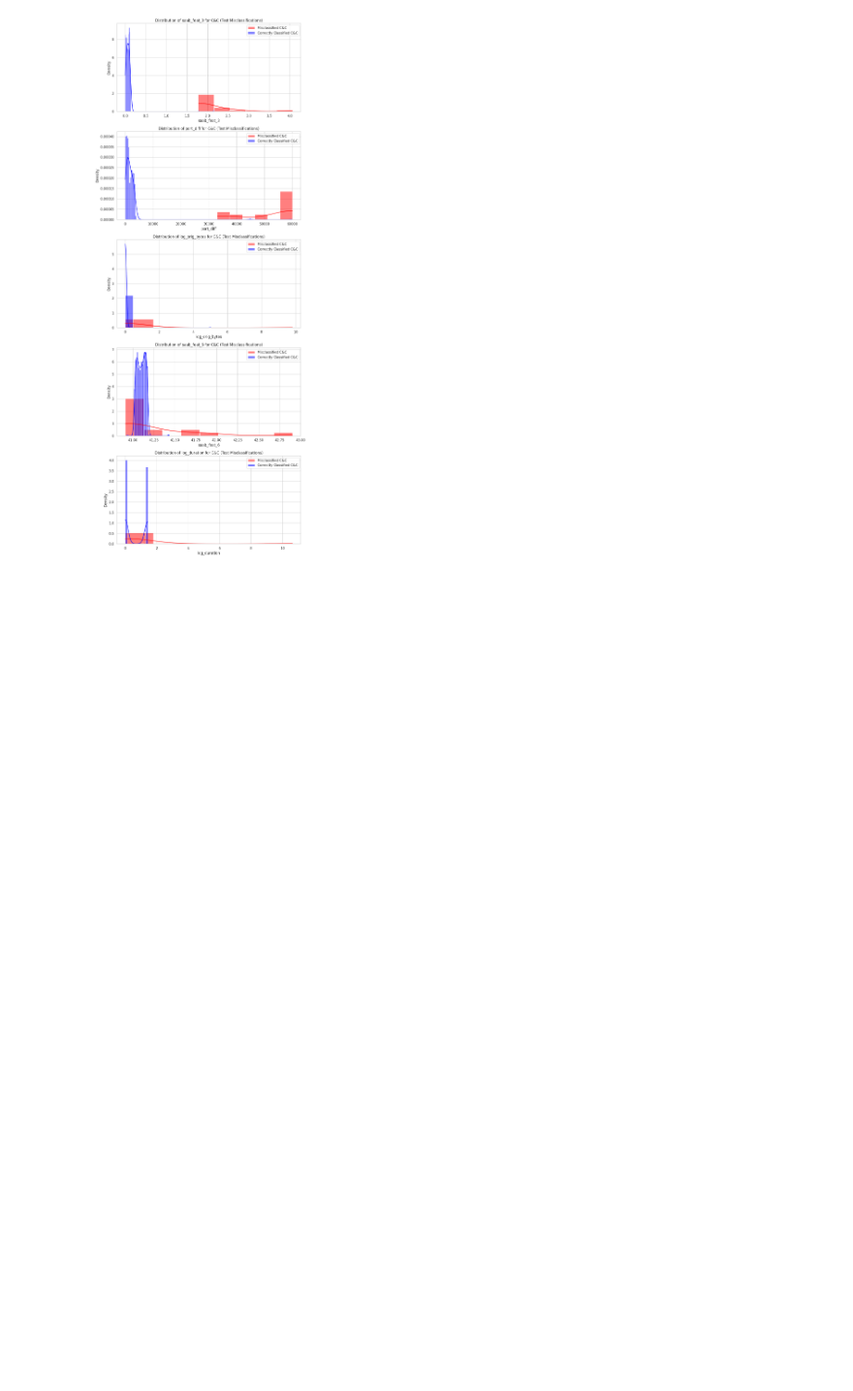
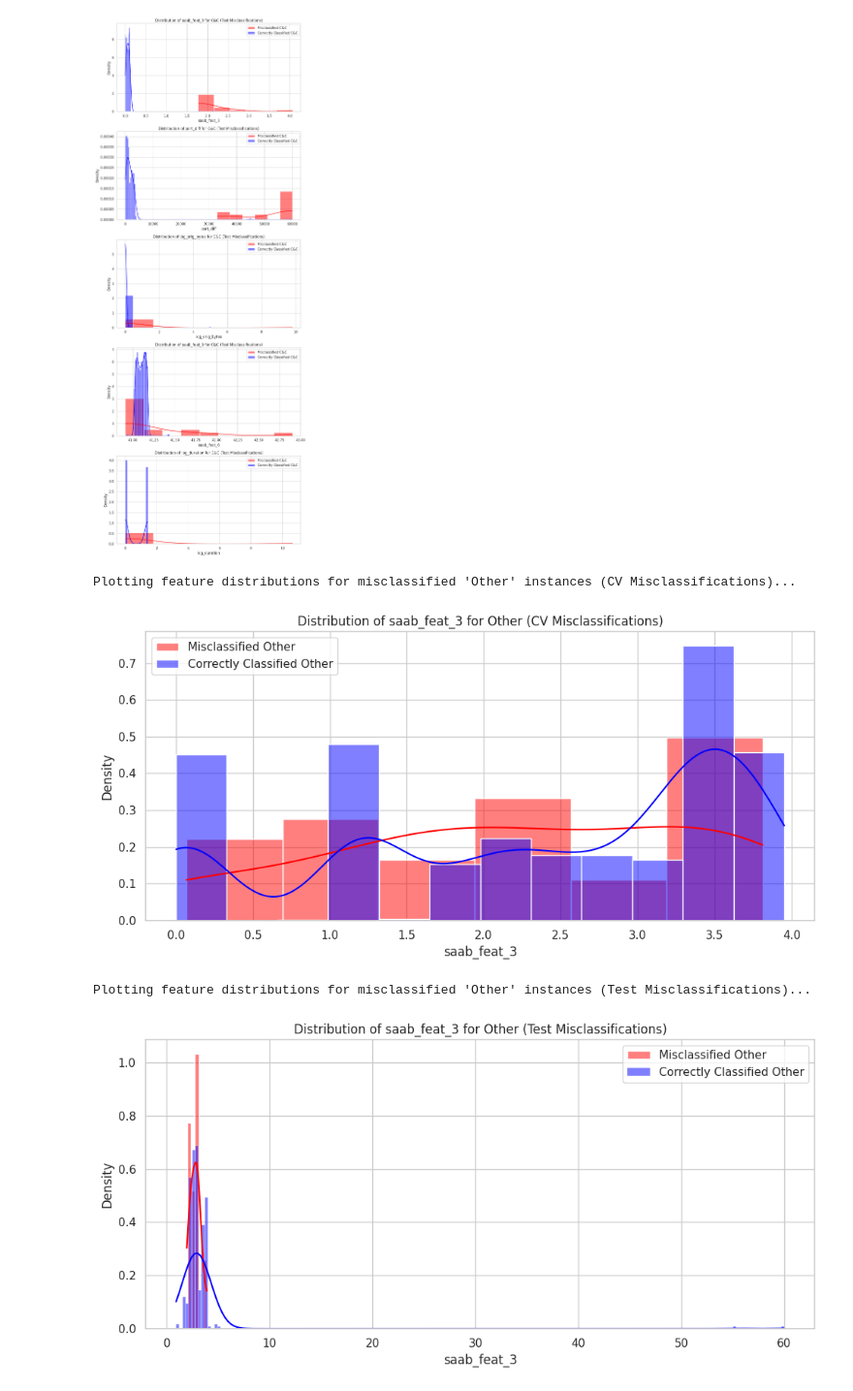
Before and after one commit to Janpu-Hou/Green-Learning-Basic, a Jupyter notebook: IoT23_SLM_Saab.ipynb, the cells around one changed output. Shown at 97% size. Drawn from its saved outputs; the diff is of its cells as text; code cells hidden in the pictures; blank space fills up the shorter version.

```diff
--- a/IoT23_SLM_Saab.ipynb
+++ b/IoT23_SLM_Saab.ipynb
@@ -3045,3 +3265,30 @@ Plotting feature distributions for misclassified 'Other' instances (Test Misclas
 [figure]
 Plotting feature distributions for misclassified 'C&C' instances (Test Misclassifications)...
 [figure]
+# %%
+import matplotlib.pyplot as plt
+import seaborn as sns
+import pandas as pd
+
+# --- Plotting for Misclassified 'Other' (CV) - focusing on 'saab_feat_3' ---
+plot_feature_distributions(
+    misclassified_other_cv,
+    correctly_classified_other_cv,
+    'Other',
+    '(CV Misclassifications)',
+    ['saab_feat_3']
+)
+
+# --- Plotting for Misclassified 'Other' (Test) - focusing on 'saab_feat_3' ---
+plot_feature_distributions(
+    misclassified_other_test,
+    correctly_classified_other_test,
+    'Other',
+    '(Test Misclassifications)',
+    ['saab_feat_3']
+)
+# %% [output]
+Plotting feature distributions for misclassified 'Other' instances (CV Misclassifications)...
+[figure, added]
+Plotting feature distributions for misclassified 'Other' instances (Test Misclassifications)...
+[figure, added]
```
Also changed, not shown: parts of 22 cells of this notebook.
